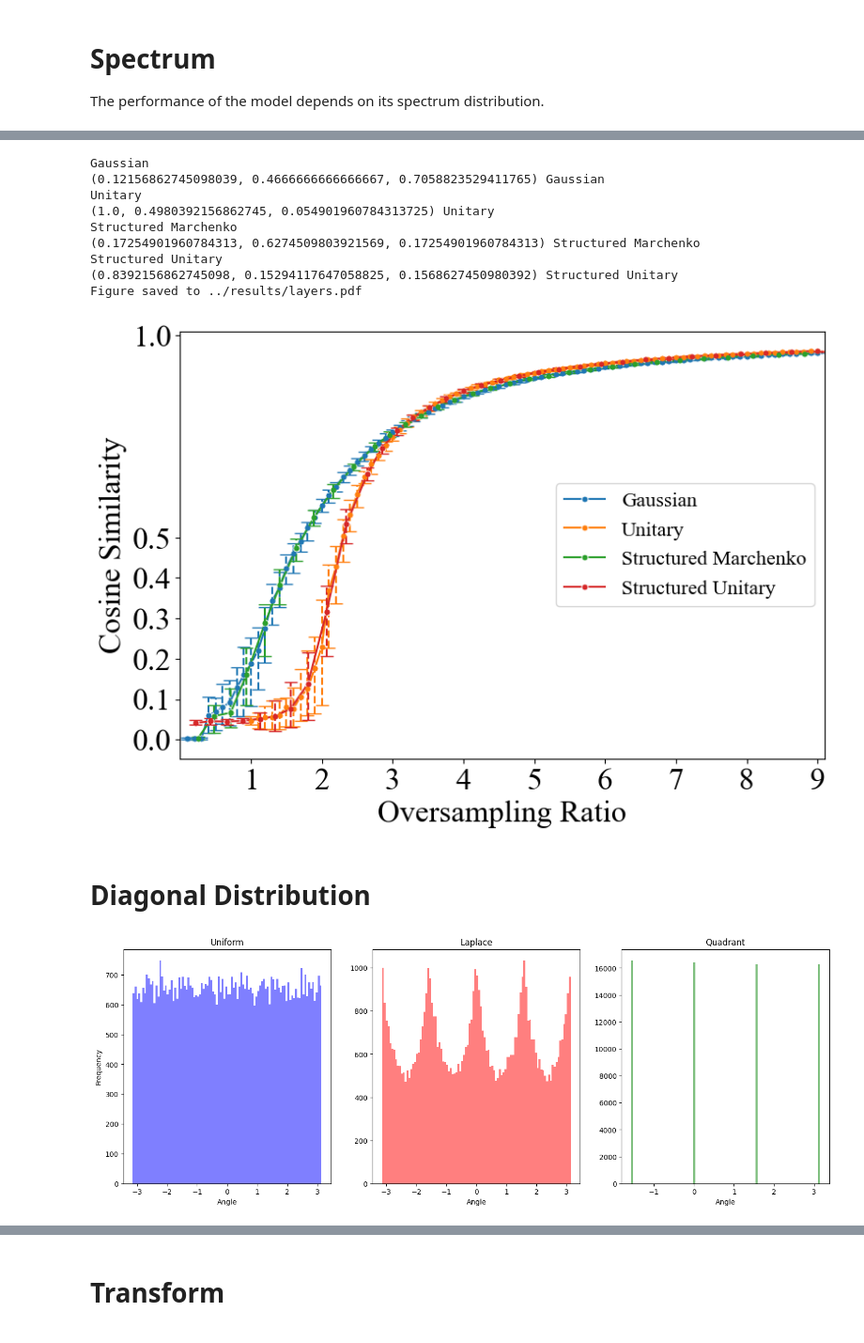
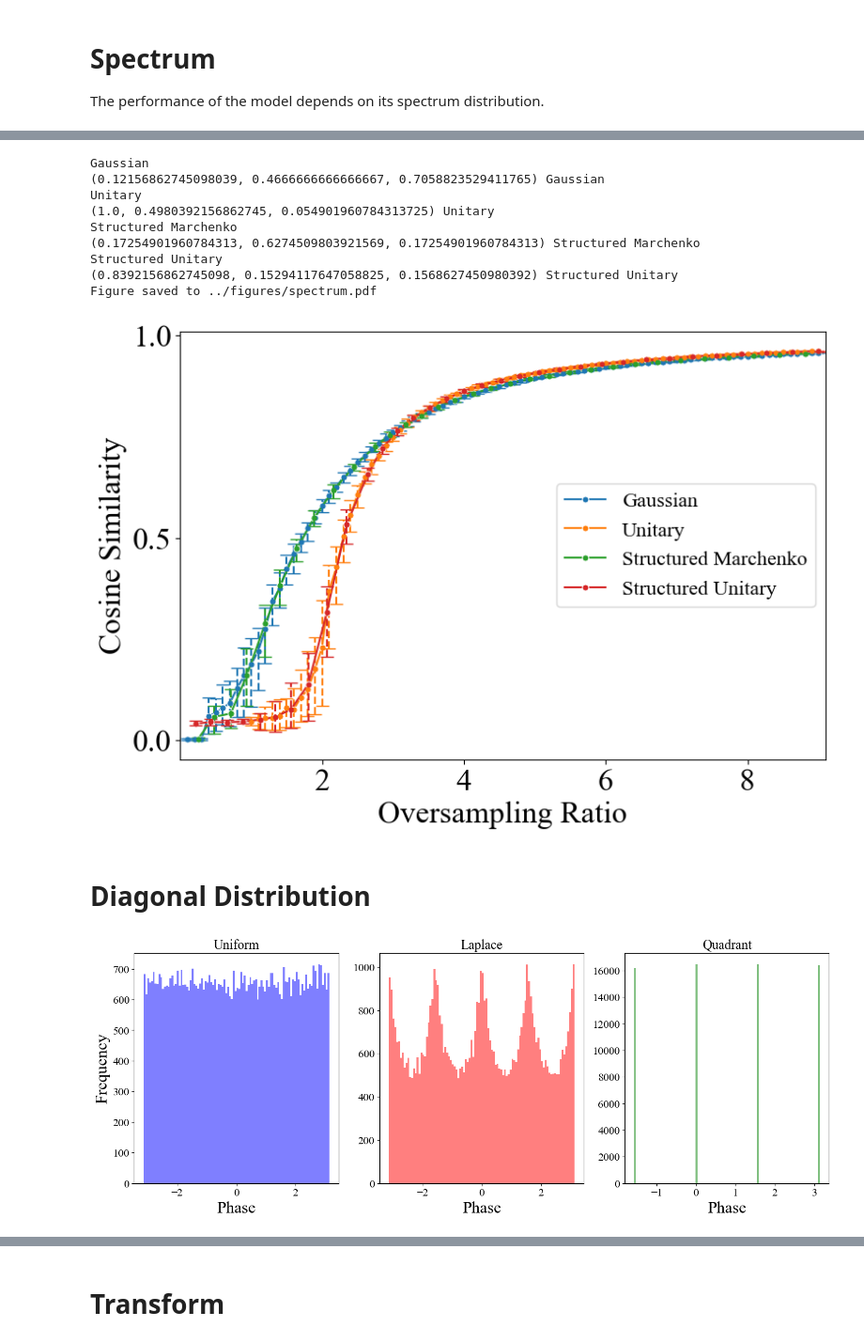
Before and after one commit to zhiyhucode/deepinv, a Jupyter notebook: experimental/notebooks/visualization.ipynb, the cells around one changed output, grey strips where cells are left out. Shown at 94% size. Saved outputs shown, nothing was run; the diff lists cells and outputs as text; code cells hidden in the pictures.

```diff
--- a/experimental/notebooks/visualization.ipynb
+++ b/experimental/notebooks/visualization.ipynb
@@ -91,12 +81,12 @@ plot_error_bars(
     figsize=(9,6),
     plot="n_layers",
     xlim=(0.0,9.1),
-    xticks=[1,2,3,4,5,6,7,8,9],
-    yticks=[0.0,0.1,0.2,0.3,0.4,0.5,1.0],
+    xticks=[2,4,6,8],
+    yticks=[0.0,0.5,1.0],
     legend_loc="center right",
     labelsize=24,
     fontsize=16,
-    save_dir='../results/layers.pdf',
+    save_dir='../figures/spectrum.pdf',
     ticksize=24,
     transparent=True
 )
@@ -109,8 +99,8 @@ Structured Marchenko
 (0.17254901960784313, 0.6274509803921569, 0.17254901960784313) Structured Marchenko
 Structured Unitary
 (0.8392156862745098, 0.15294117647058825, 0.1568627450980392) Structured Unitary
-Figure saved to ../results/layers.pdf
+Figure saved to ../figures/spectrum.pdf
-[figure, old version]
+[figure, new version]
 # %% [markdown]
 # Diagonal Distribution
 # %%
@@ -126,22 +116,23 @@ clean_df([df_marchenko_uniform, df_marchenko_laplace, df_marchenko_quadrant],sta
 # %%
 diagonal_uniform = generate_diagonal((256,256),['unit','uniform'])
 diagonal_laplace = generate_diagonal((256,256),['unit','laplace'])
 diagonal_quadrant = generate_diagonal((256,256),['unit','quadrant'])
 
 fig, ax = plt.subplots(1,3,figsize=(18,6))
 ax[0].hist(diagonal_uniform.angle().flatten(), bins=100, color='blue', alpha=0.5, label='Uniform')
 ax[0].set_title('Uniform')
-ax[0].set_xlabel('Angle')
+ax[0].set_xlabel('Phase')
 ax[0].set_ylabel('Frequency')
 ax[1].hist(diagonal_laplace.angle().flatten(), bins=100, color='red', alpha=0.5, label='Laplace')
 ax[1].set_title('Laplace')
-ax[1].set_xlabel('Angle')
+ax[1].set_xlabel('Phase')
 ax[2].hist(diagonal_quadrant.angle().flatten(), bins=100, color='green', alpha=0.5, label='Quadrant')
 ax[2].set_title('Quadrant')
-ax[2].set_xlabel('Angle')
+ax[2].set_xlabel('Phase')
+plt.savefig('../figures/diagonal_distribution.pdf', transparent=True)
 plt.show()
 # %% [output]
-[figure, old version]
+[figure, new version]
 # %%
 plot_error_bars(
     [
```
Also changed, not shown: parts of 21 cells of this notebook, 22 other files.
